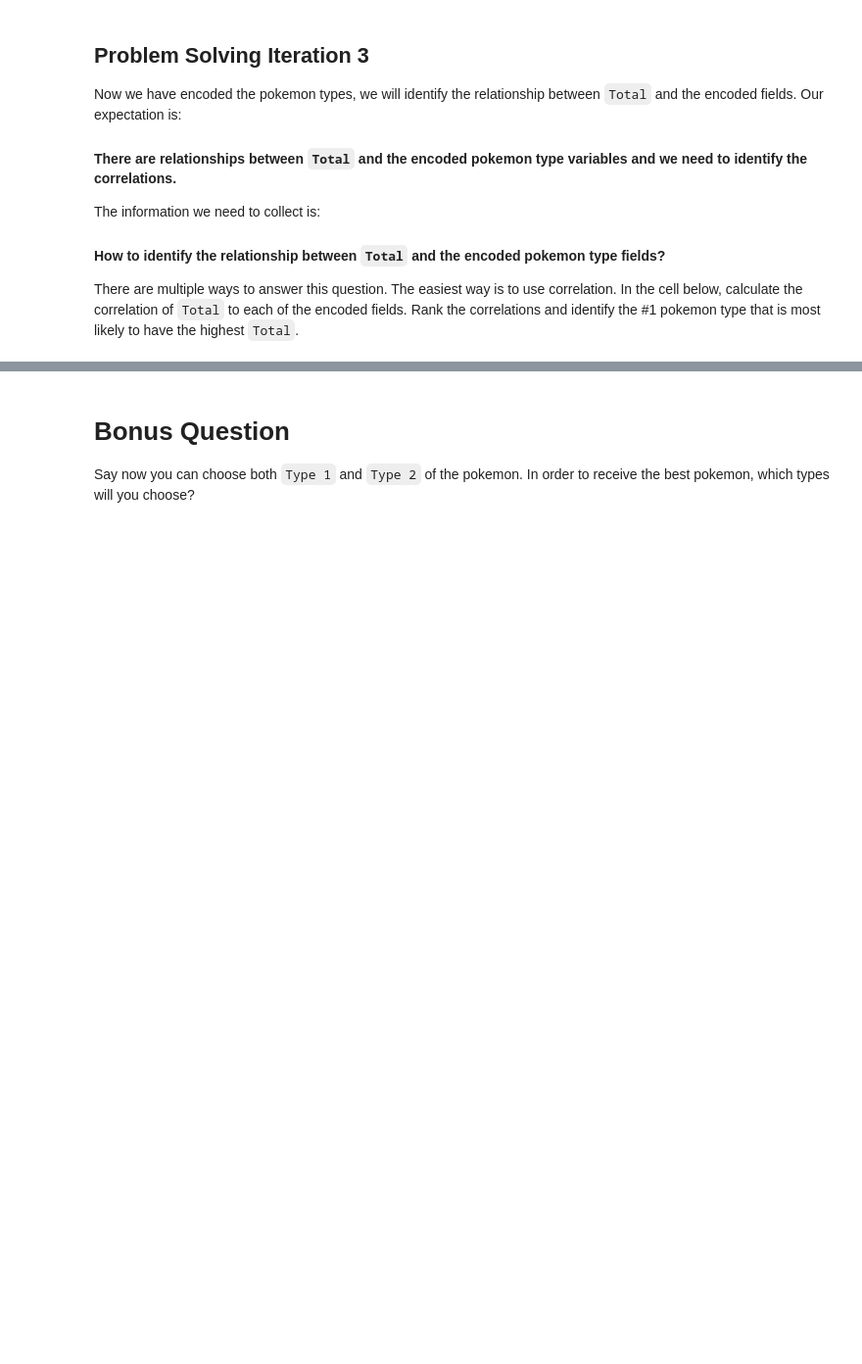
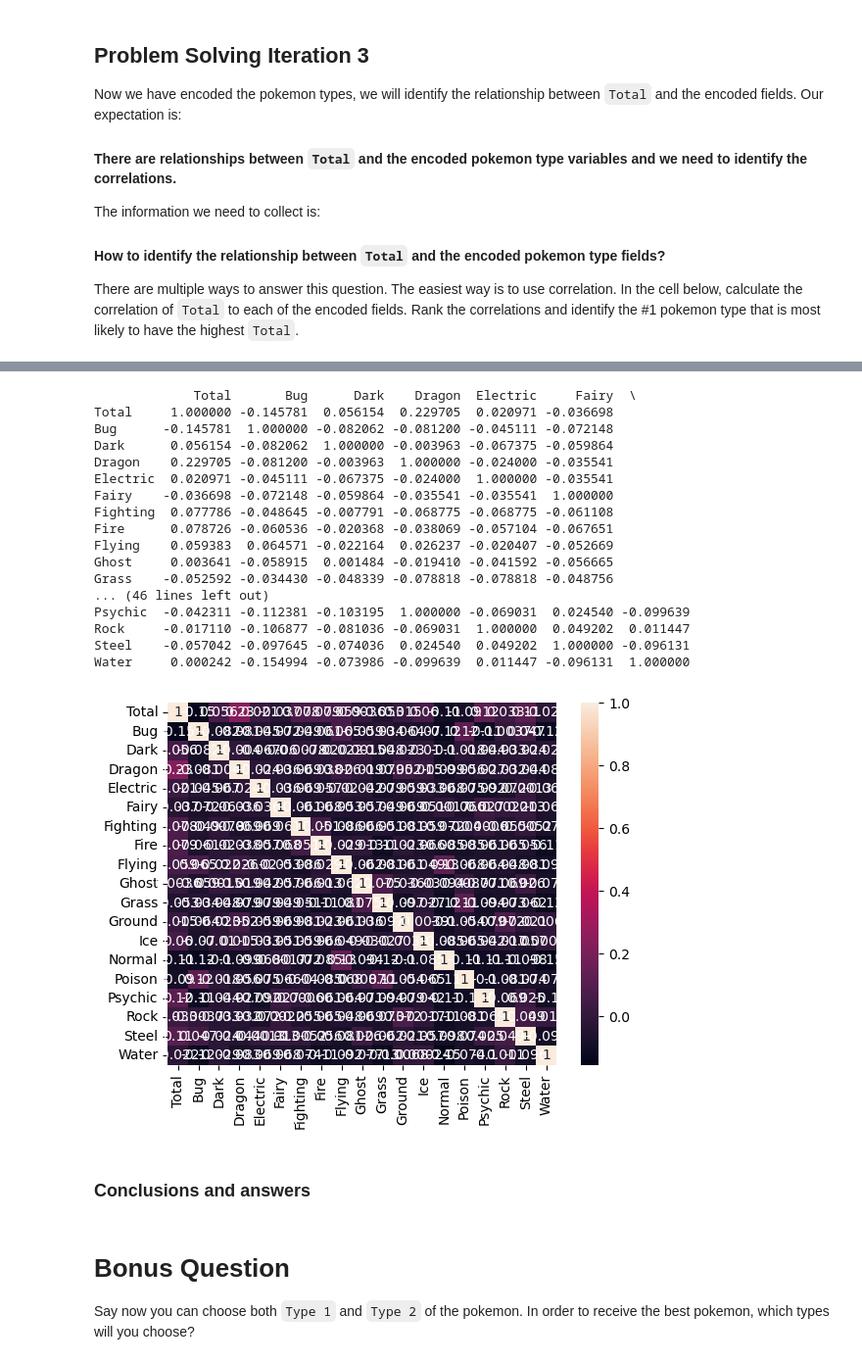
Before and after one commit to kbruszewska/lab-dataframe-calculations, a Jupyter notebook: your-code/challenge-2.ipynb, the cells around one changed output, grey strips where cells are left out. Shown: that part at 98% size. Cells and saved outputs as stored; diff of their text form; code cells hidden in the pictures; blank space fills up the shorter version.

```diff
--- a/your-code/challenge-2.ipynb
+++ b/your-code/challenge-2.ipynb
@@ -99,0 +195,4 @@ pokemon["Type 2"] = pokemon["gender"].fillna(0)
+# %%
+df_pokemon_type2_encoded = pd.DataFrame(pokemon_type2_encoded,columns=column_names2)
+
+df_pokemon_type2_encoded
@@ -99,0 +213,3 @@ pokemon["Type 2"] = pokemon["gender"].fillna(0)
+# %%
+df_pokemon_type2_encoded = df_pokemon_type2_encoded.drop(["NAN"], axis=1)
+df_pokemon_type2_encoded
@@ -99,0 +230,2 @@ pokemon["Type 2"] = pokemon["gender"].fillna(0)
+# %%
+df_pokemon_encoded_all = df_pokemon_type2_encoded + df_pokemon_type1_encoded
@@ -113,0 +268,3 @@ There are multiple ways to answer this question. The easiest way is to use corre
+# %%
+pokemon2 = pd.concat([pokemon["Total"], df_pokemon_encoded_all], axis=1)
+pokemon2
@@ -113,0 +285,28 @@ There are multiple ways to answer this question. The easiest way is to use corre
+# %%
+correlations_matrix = pokemon2.corr()
+
+print(correlations_matrix)
+
+sns.heatmap(correlations_matrix, annot=True)
+plt.show()
+# %% [output]
+             Total       Bug      Dark    Dragon  Electric     Fairy  \
+Total     1.000000 -0.145781  0.056154  0.229705  0.020971 -0.036698
+Bug      -0.145781  1.000000 -0.082062 -0.081200 -0.045111 -0.072148
+Dark      0.056154 -0.082062  1.000000 -0.003963 -0.067375 -0.059864
+Dragon    0.229705 -0.081200 -0.003963  1.000000 -0.024000 -0.035541
+Electric  0.020971 -0.045111 -0.067375 -0.024000  1.000000 -0.035541
+Fairy    -0.036698 -0.072148 -0.059864 -0.035541 -0.035541  1.000000
+Fighting  0.077786 -0.048645 -0.007791 -0.068775 -0.068775 -0.061108
+Fire      0.078726 -0.060536 -0.020368 -0.038069 -0.057104 -0.067651
+Flying    0.059383  0.064571 -0.022164  0.026237 -0.020407 -0.052669
+Ghost     0.003641 -0.058915  0.001484 -0.019410 -0.041592 -0.056665
+Grass    -0.052592 -0.034430 -0.048339 -0.078818 -0.078818 -0.048756
+... (46 lines left out)
+Psychic  -0.042311 -0.112381 -0.103195  1.000000 -0.069031  0.024540 -0.099639
+Rock     -0.017110 -0.106877 -0.081036 -0.069031  1.000000  0.049202  0.011447
+Steel    -0.057042 -0.097645 -0.074036  0.024540  0.049202  1.000000 -0.096131
+Water     0.000242 -0.154994 -0.073986 -0.099639  0.011447 -0.096131  1.000000
+[figure, added]
+# %% [markdown]
+### Conclusions and answers
```
Also changed, not shown: parts of 25 cells of this notebook.
